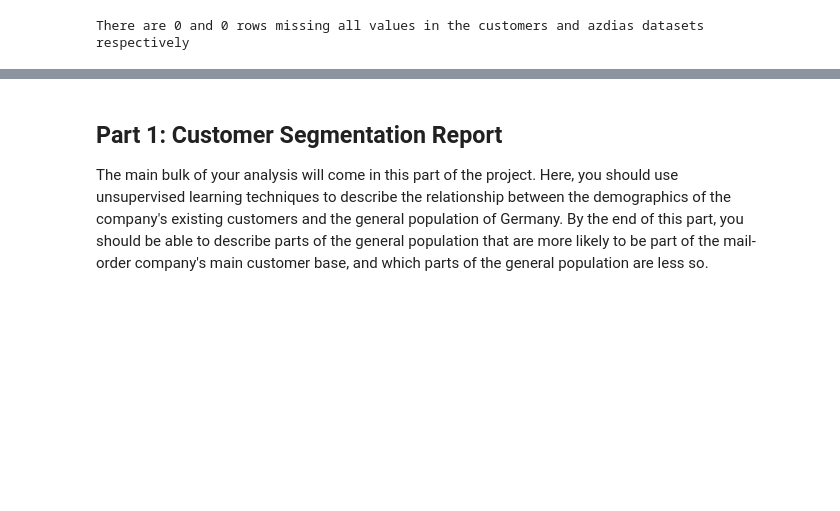
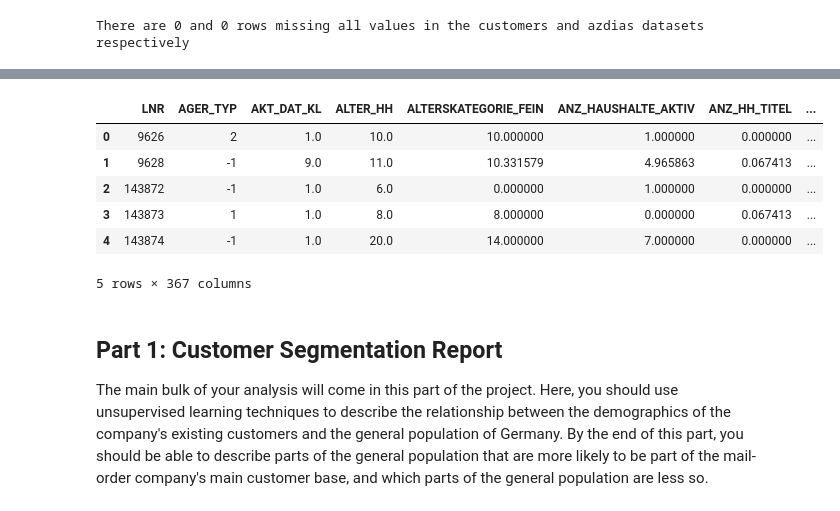
Before and after one commit to Phoebe-Macdonald/Arvato-Customer-Segmentation-Udacity-Capstone, a Jupyter notebook: Arvato Project Workbook.ipynb, the cells around one changed output, grey strips where cells are left out. Cells and saved outputs as stored; diff of their text form; code cells hidden in the pictures; blank space fills up the shorter version.

```diff
--- a/Arvato Project Workbook.ipynb
+++ b/Arvato Project Workbook.ipynb
@@ -154,0 +253,37 @@ azdias_clean = azdias.drop(columns = cols_to_remove, axis=1)
+# %%
+# Create function to clean datasets
+def clean_data(df):
+    '''
+    INPUT:
+    df - dataframe of customer data
+    OUTPUT:
+    df_clean - clean dataframe of customer data, ready for modelling
+
+    Sorts columns with incorrect datatypes
+    Removes columns with high proportion of missing data
+    Impute missing data
+    Transforms categorical data so it can be used in modelling
+    '''
+    # Sort columns with incorrect datatypes
+    df['CAMEO_DEUG_2015'] = pd.to_numeric(df['CAMEO_DEUG_2015'], errors='coerce')
+    df['CAMEO_INTL_2015'] = pd.to_numeric(df['CAMEO_INTL_2015'], errors='coerce')
+    df['EINGEFUEGT_AM'] =  pd.to_datetime(df['EINGEFUEGT_AM'], format='%Y-%m-%d %H:%M:%S')
+
+    # Remove columns with high proportion of missing data
+    cols_to_remove = ['ALTER_KIND1', 'ALTER_KIND2','ALTER_KIND3', 'ALTER_KIND4', 'EXTSEL992', 'KK_KUNDENTYP']
+    df = df.drop(columns = cols_to_remove, axis=1)
+
+    # Impute missing data in categorical columns
+    df_object_columns = df.columns[df.dtypes == object]
+    df[cust_object_columns] = df[cust_object_columns].apply(fill_mode, axis=0)
+
+    # Transform categorical data so it can be used in modelling
+    df = pd.get_dummies(data=df, columns=['PRODUCT_GROUP', 'CUSTOMER_GROUP', 'OST_WEST_KZ'])
+
+    # Impute missing data in numeric columns
+    df_num_vars = df.select_dtypes(include=['float', 'int']).columns
+    df_clean = fill_mean(df, customers_num_vars)
+
+    return df_clean
+# %%
+clean_customers = clean_data(customers)
@@ -155,3 +330,14 @@ azdias_clean = azdias.drop(columns = cols_to_remove, axis=1)
+# %%
+clean_customers.head()
+# Categorical variables have been transformed so the function appears to be working
+# %% [output]
+|  | LNR | AGER_TYP | AKT_DAT_KL | ALTER_HH | ALTERSKATEGORIE_FEIN | ANZ_HAUSHALTE_AKTIV | ANZ_HH_TITEL | ... |
+| 0 | 9626 | 2 | 1.0 | 10.0 | 10.000000 | 1.000000 | 0.000000 | ... |
+| 1 | 9628 | -1 | 9.0 | 11.0 | 10.331579 | 4.965863 | 0.067413 | ... |
+| 2 | 143872 | -1 | 1.0 | 6.0 | 0.000000 | 1.000000 | 0.000000 | ... |
+| 3 | 143873 | 1 | 1.0 | 8.0 | 8.000000 | 0.000000 | 0.067413 | ... |
+| 4 | 143874 | -1 | 1.0 | 20.0 | 14.000000 | 7.000000 | 0.000000 | ... |
+5 rows × 367 columns
 # %% [markdown]
 ## Part 1: Customer Segmentation Report
 
```
Also changed, not shown: parts of 20 cells of this notebook.
